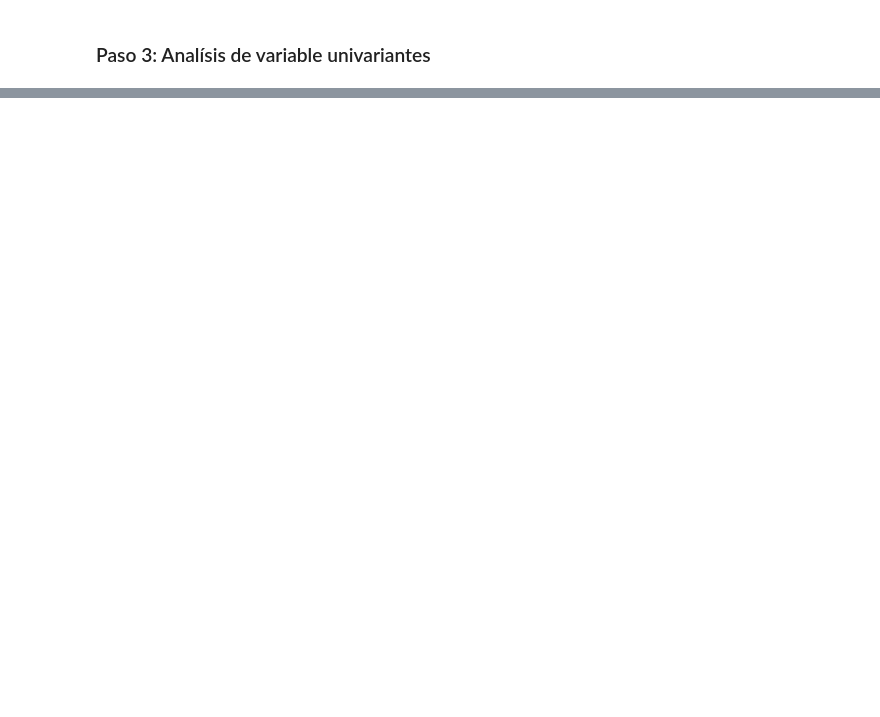
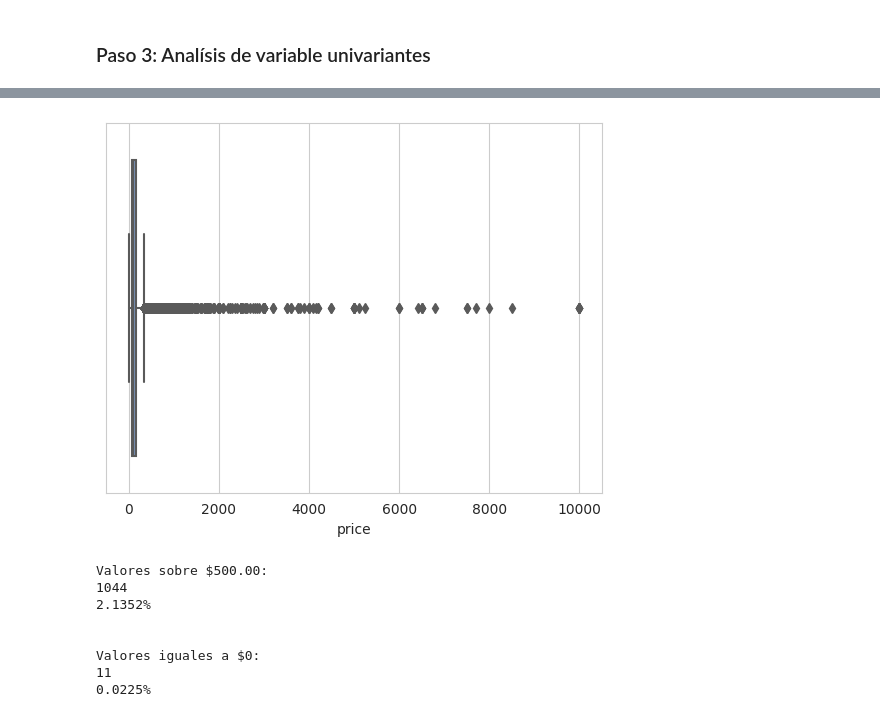
Before and after one commit to fevc08/new_york_city_airbnb_eda, a Jupyter notebook: src/explore.ipynb, the cells around one changed output, grey strips where cells are left out. Drawn from its saved outputs; the diff is of its cells as text; code cells hidden in the pictures; blank space fills up the shorter version.

```diff
--- a/src/explore.ipynb
+++ b/src/explore.ipynb
@@ -260,0 +218,24 @@ plt.show()
+# %%
+# Observamos datos que no son representativos por lo tanto se procede a eliminar los outliers
+# Boxplot de los precios
+sns.boxplot(data = df_airbnb_ny, x = 'price')
+plt.show()
+
+# Calcular el numero y procentaje de precios que son iguales a 500.
+print('Valores sobre $500.00: ')
+print(len(df_airbnb_ny[df_airbnb_ny['price'] > 500]))
+print('{:.4f}%'.format((len(df_airbnb_ny[df_airbnb_ny['price'] > 500]) / df_airbnb_ny.shape[0]) * 100))
+print('\n')
+print('Valores iguales a $0: ')
+print(len(df_airbnb_ny[df_airbnb_ny['price'] == 0]))
+print('{:.4f}%'.format((len(df_airbnb_ny[df_airbnb_ny['price'] == 0]) / df_airbnb_ny.shape[0]) * 100))
+# %% [output]
+[figure, added]
+Valores sobre $500.00:
+1044
+2.1352%
+
+
+Valores iguales a $0:
+11
+0.0225%
```
Also changed, not shown: parts of 8 cells of this notebook.
